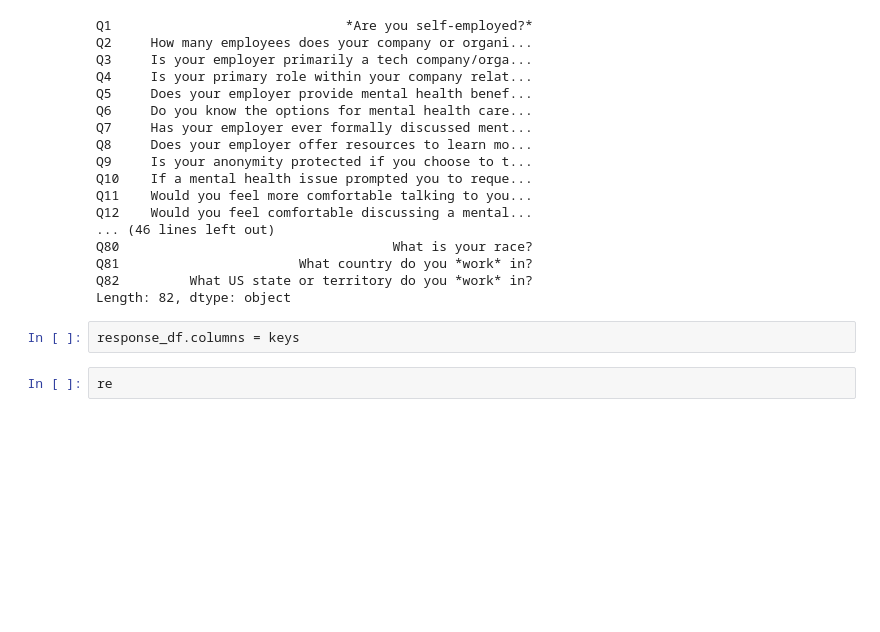
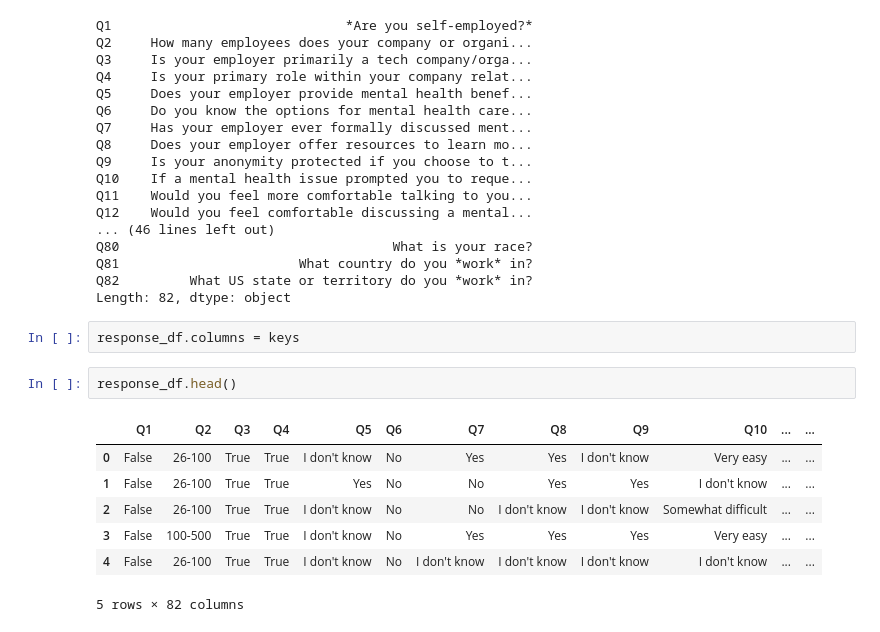
Before and after one commit to greeshmaunni1990/Data-preprocessing-in-Python, a Jupyter notebook: 9. Data Cleaning level -1.ipynb, the cells around one changed output. Saved outputs shown, nothing was run; the diff lists cells and outputs as text; blank space fills up the shorter version.

```diff
--- a/9. Data Cleaning level -1.ipynb
+++ b/9. Data Cleaning level -1.ipynb
@@ -226,5 +226,13 @@ Q82         What US state or territory do you *work* in?
 Length: 82, dtype: object
 # %%
 response_df.columns = keys
-# %%
-re
+# %%
+response_df.head()
+# %% [output]
+|  | Q1 | Q2 | Q3 | Q4 | Q5 | Q6 | Q7 | Q8 | Q9 | Q10 | ... | ... |
+| 0 | False | 26-100 | True | True | I don't know | No | Yes | Yes | I don't know | Very easy | ... | ... |
+| 1 | False | 26-100 | True | True | Yes | No | No | Yes | Yes | I don't know | ... | ... |
+| 2 | False | 26-100 | True | True | I don't know | No | No | I don't know | I don't know | Somewhat difficult | ... | ... |
+| 3 | False | 100-500 | True | True | I don't know | No | Yes | Yes | Yes | Very easy | ... | ... |
+| 4 | False | 26-100 | True | True | I don't know | No | I don't know | I don't know | I don't know | I don't know | ... | ... |
+5 rows × 82 columns
```
Also changed, not shown: 1 other file.
